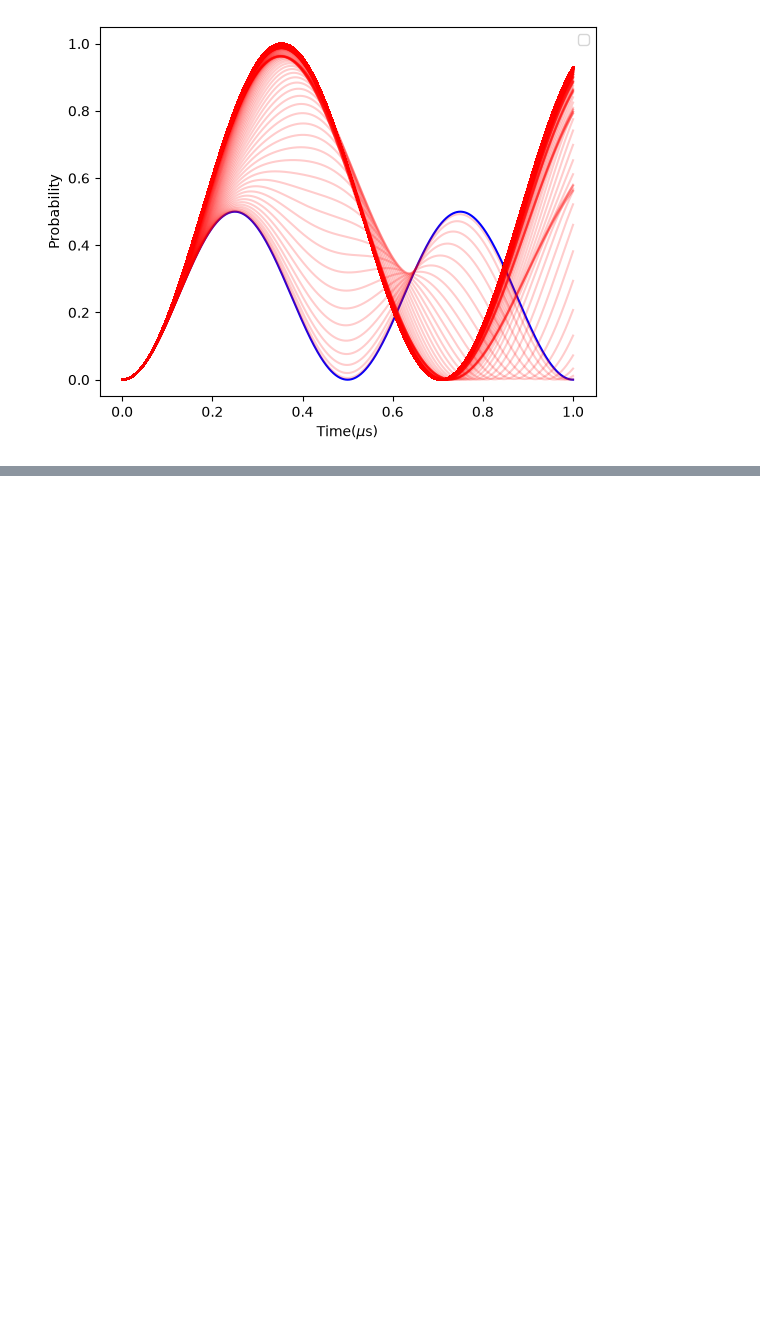
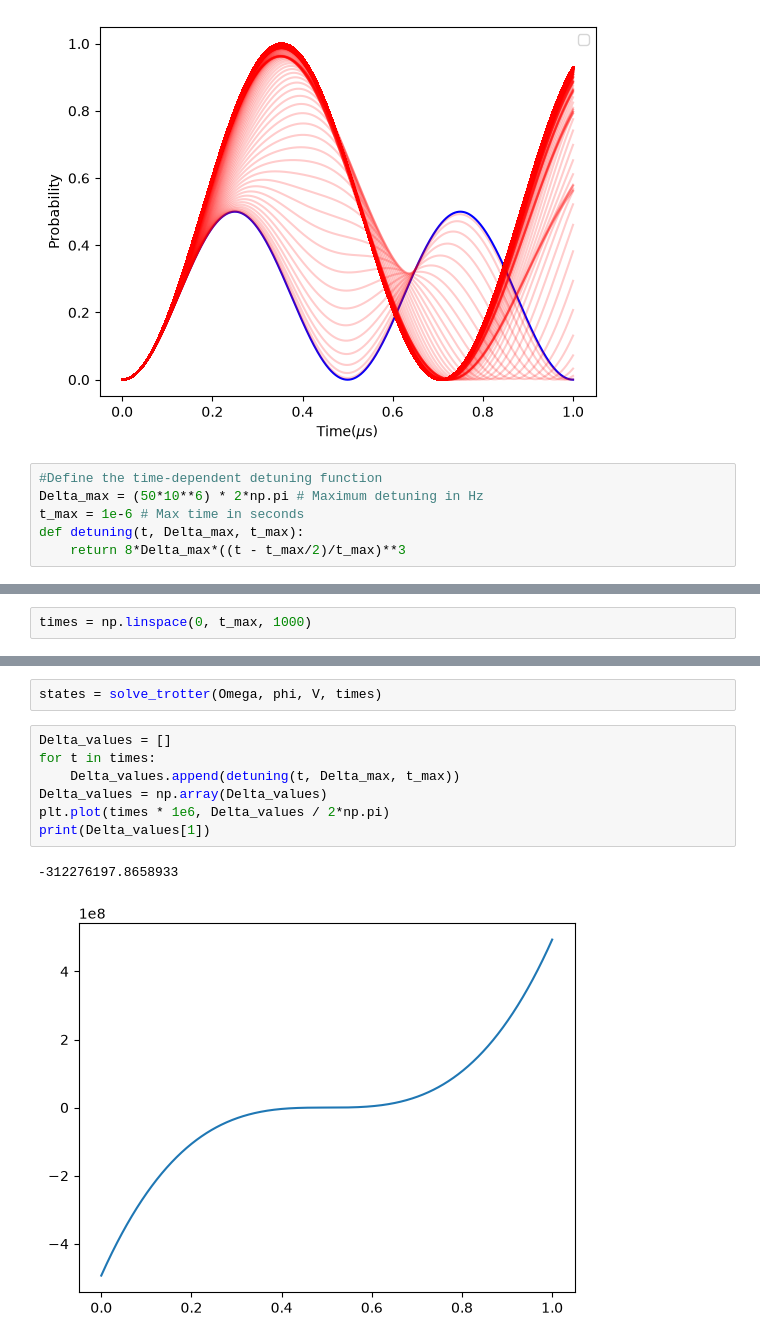
Before and after one commit to oscarfry05/Computing-Project, a Jupyter notebook: Milestone.ipynb, the cells around one changed output, grey strips where cells are left out. Saved outputs shown, nothing was run; the diff lists cells and outputs as text; blank space fills up the shorter version.

```diff
--- a/Milestone.ipynb
+++ b/Milestone.ipynb
@@ -163,3 +164,9 @@ plt.legend()
 plt.show()
 # %% [output]
 [figure]
+# %%
+#Define the time-dependent detuning function
+Delta_max = (50*10**6) * 2*np.pi # Maximum detuning in Hz
+t_max = 1e-6 # Max time in seconds
+def detuning(t, Delta_max, t_max):
+    return 8*Delta_max*((t - t_max/2)/t_max)**3
@@ -165,0 +178,2 @@ plt.show()
+# %%
+times = np.linspace(0, t_max, 1000)
@@ -165,0 +198,12 @@ plt.show()
+# %%
+states = solve_trotter(Omega, phi, V, times)
+# %%
+Delta_values = []
+for t in times:
+    Delta_values.append(detuning(t, Delta_max, t_max))
+Delta_values = np.array(Delta_values)
+plt.plot(times * 1e6, Delta_values / 2*np.pi)
+print(Delta_values[1])
+# %% [output]
+-312276197.8658933
+[figure, added]
```
Also changed, not shown: parts of 8 cells of this notebook.
